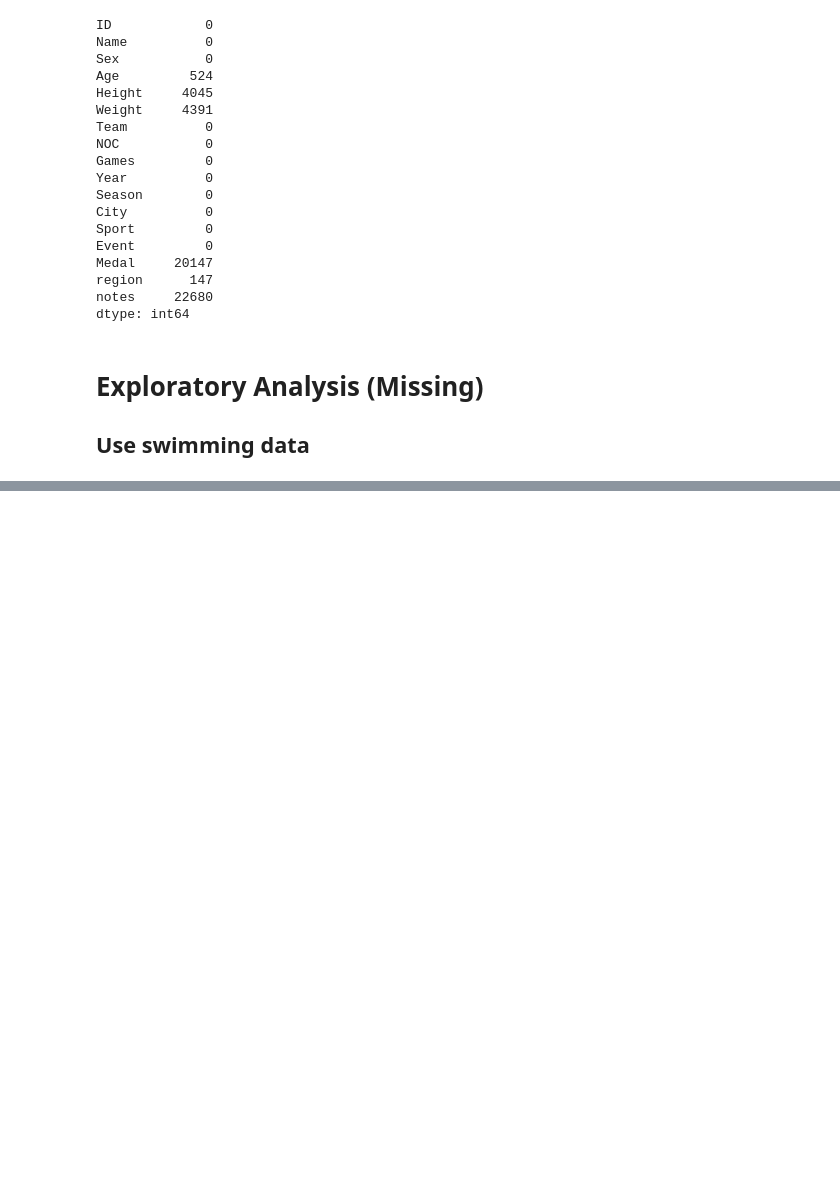
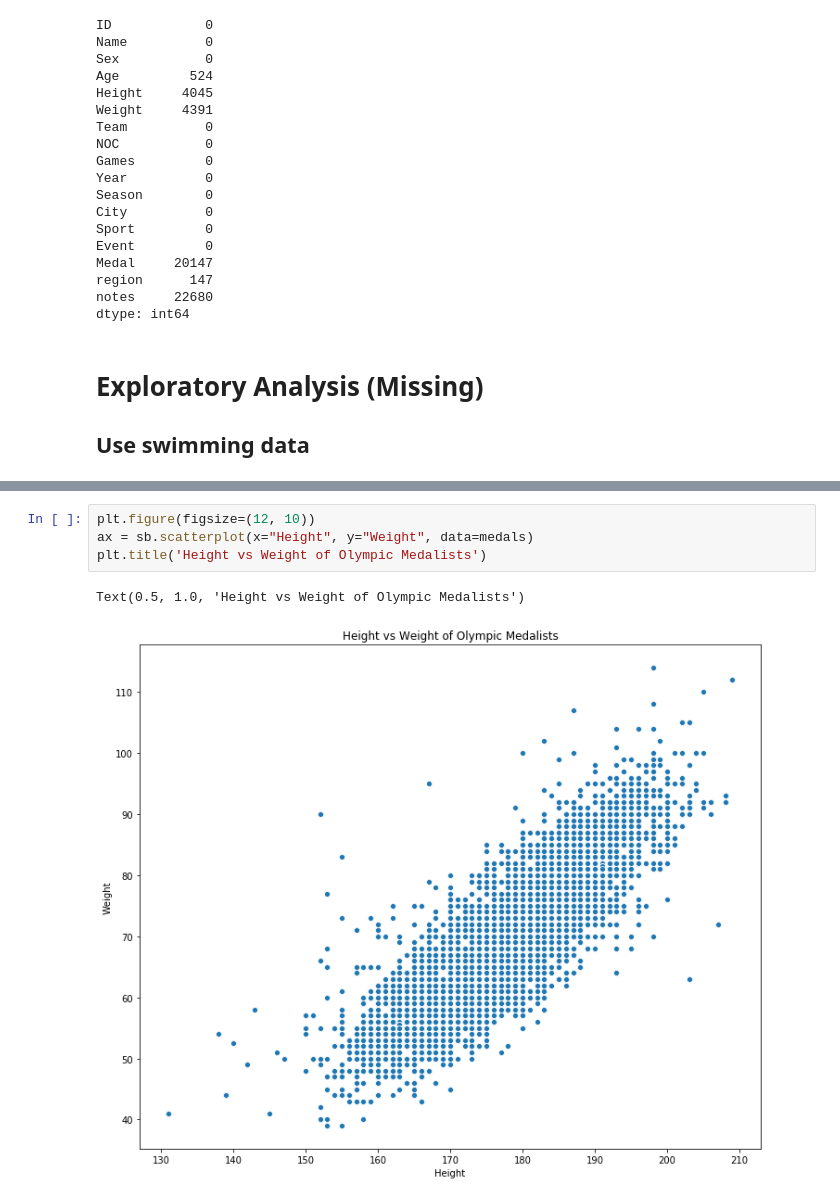
Before and after one commit to nhanpotter/cz1015_miniproject, a Jupyter notebook: Athlete_Explore.ipynb, the cells around one changed output, grey strips where cells are left out. Drawn from its saved outputs; the diff is of its cells as text; blank space fills up the shorter version.

```diff
--- a/Athlete_Explore.ipynb
+++ b/Athlete_Explore.ipynb
@@ -108,0 +180,7 @@ dtype: int64
+# %%
+plt.figure(figsize=(12, 10))
+ax = sb.scatterplot(x="Height", y="Weight", data=medals)
+plt.title('Height vs Weight of Olympic Medalists')
+# %% [output]
+Text(0.5, 1.0, 'Height vs Weight of Olympic Medalists')
+[figure, added]
```
Also changed, not shown: parts of 18 cells of this notebook, 1 other file.
